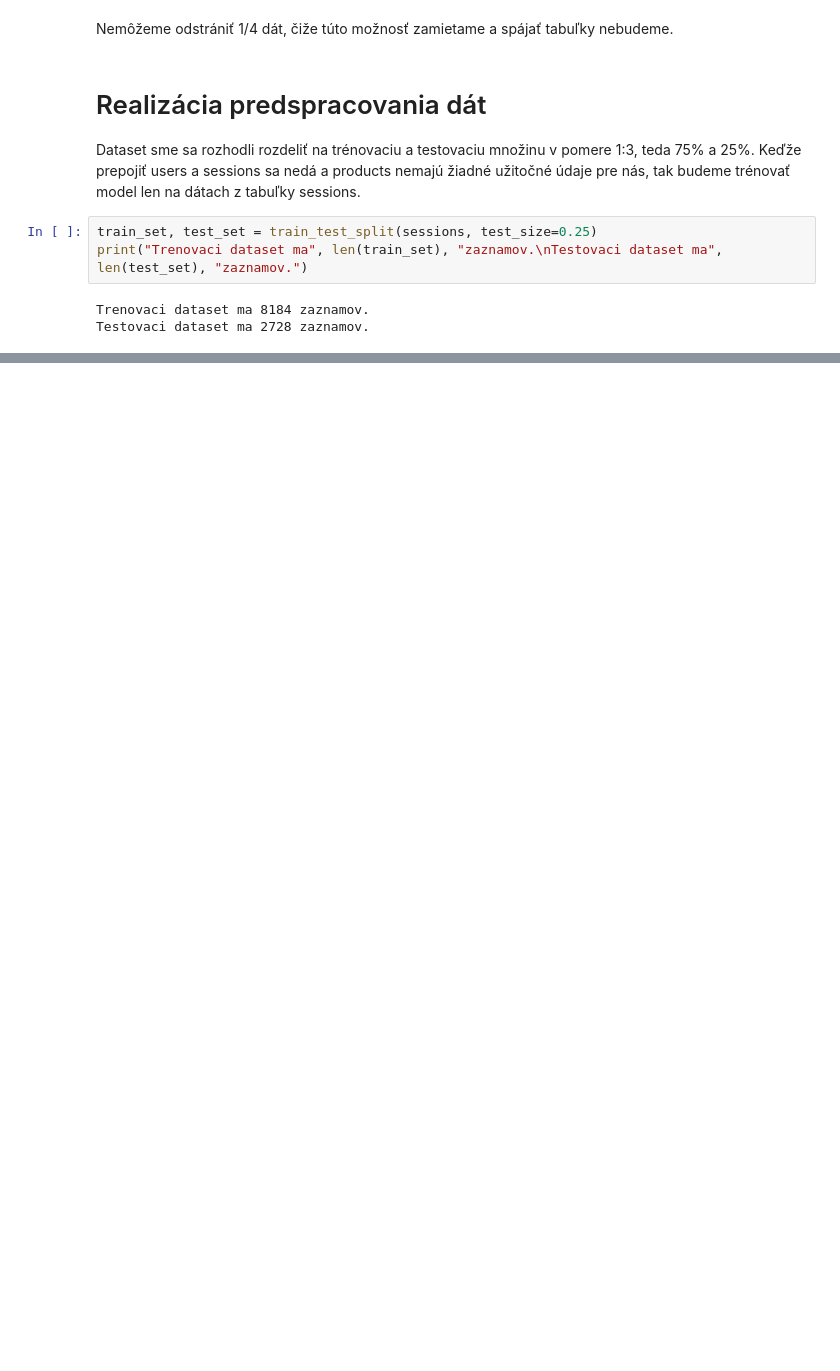
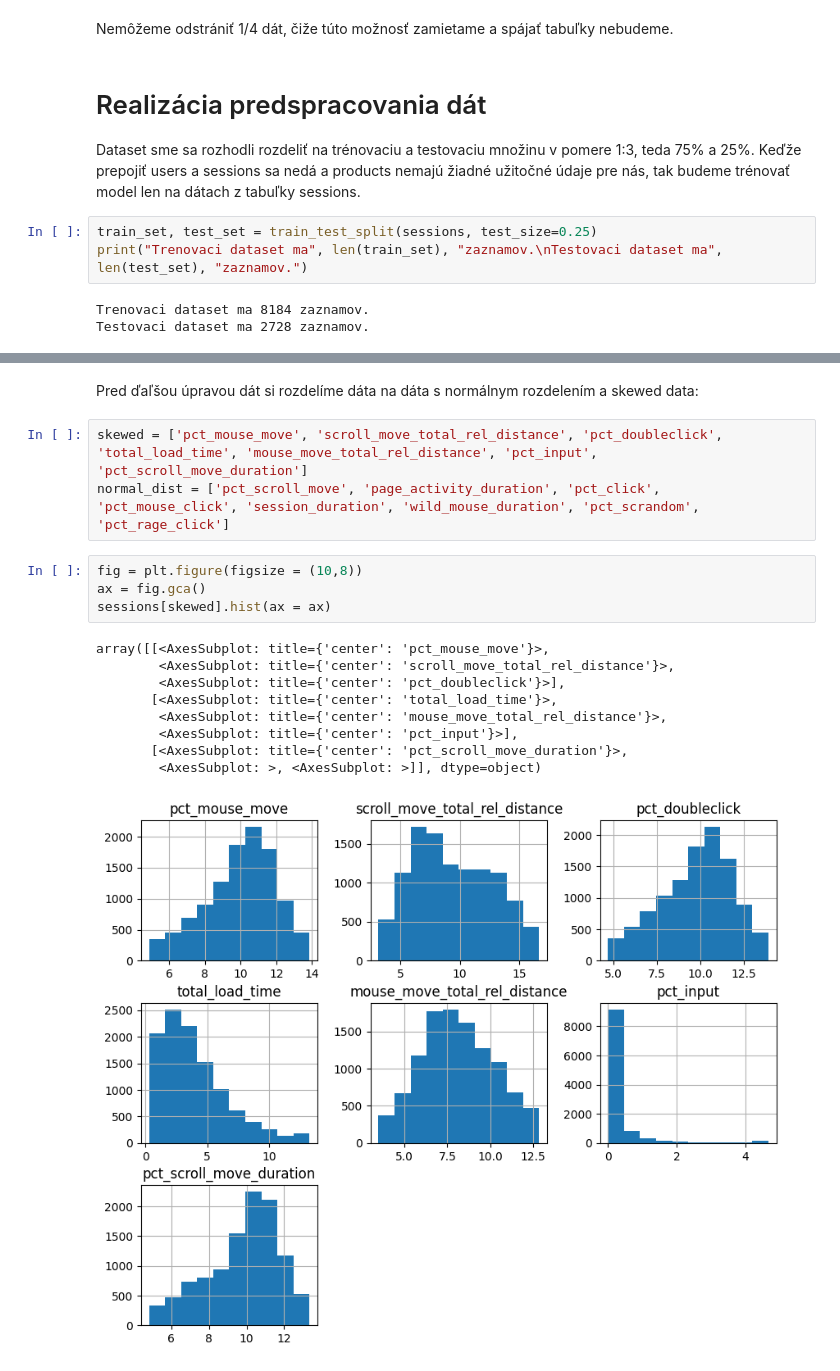
Before and after one commit to JakubGruber90/IAU_project, a Jupyter notebook: phase-2.ipynb, the cells around one changed output, grey strips where cells are left out. Saved outputs shown, nothing was run; the diff lists cells and outputs as text; blank space fills up the shorter version.

```diff
--- a/phase-2.ipynb
+++ b/phase-2.ipynb
@@ -477,0 +643,19 @@ Testovaci dataset ma 2728 zaznamov.
+# %% [markdown]
+Pred ďaľšou úpravou dát si rozdelíme dáta na dáta s normálnym rozdelením a skewed data:
+# %%
+skewed = ['pct_mouse_move', 'scroll_move_total_rel_distance', 'pct_doubleclick', 'total_load_time', 'mouse_move_total_rel_distance', 'pct_input', 'pct_scroll_move_duration']
+normal_dist = ['pct_scroll_move', 'page_activity_duration', 'pct_click', 'pct_mouse_click', 'session_duration', 'wild_mouse_duration', 'pct_scrandom', 'pct_rage_click']
+# %%
+fig = plt.figure(figsize = (10,8))
+ax = fig.gca()
+sessions[skewed].hist(ax = ax)
+# %% [output]
+array([[<AxesSubplot: title={'center': 'pct_mouse_move'}>,
+        <AxesSubplot: title={'center': 'scroll_move_total_rel_distance'}>,
+        <AxesSubplot: title={'center': 'pct_doubleclick'}>],
+       [<AxesSubplot: title={'center': 'total_load_time'}>,
+        <AxesSubplot: title={'center': 'mouse_move_total_rel_distance'}>,
+        <AxesSubplot: title={'center': 'pct_input'}>],
+       [<AxesSubplot: title={'center': 'pct_scroll_move_duration'}>,
+        <AxesSubplot: >, <AxesSubplot: >]], dtype=object)
+[figure, added]
```
Also changed, not shown: parts of 28 cells of this notebook.
